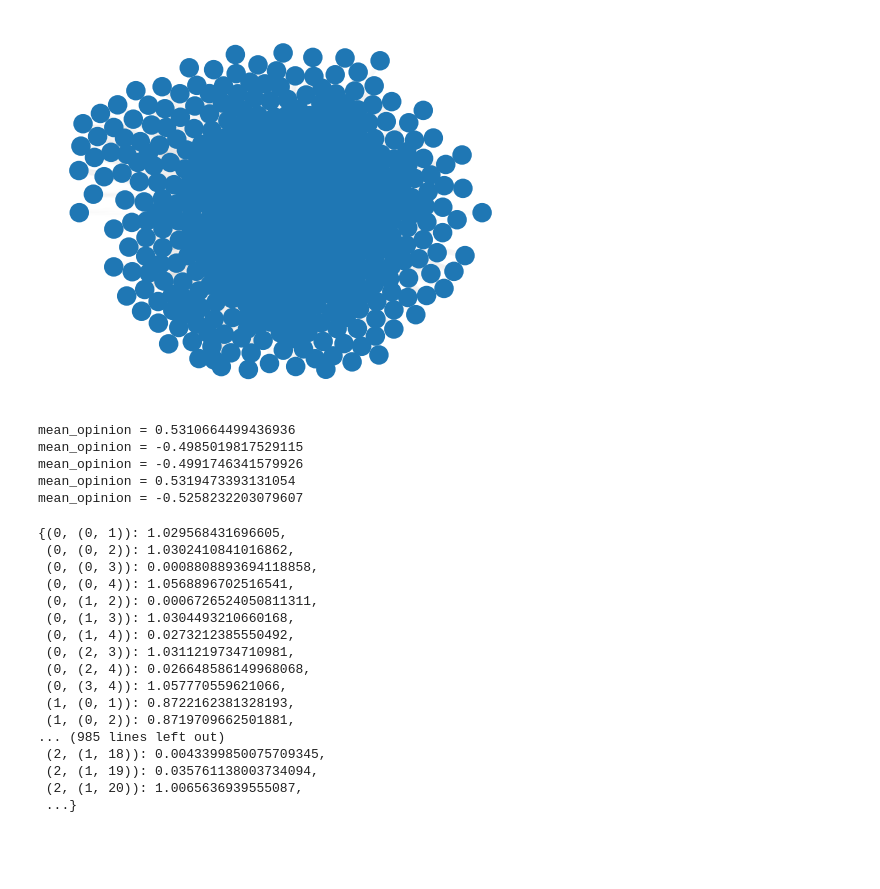
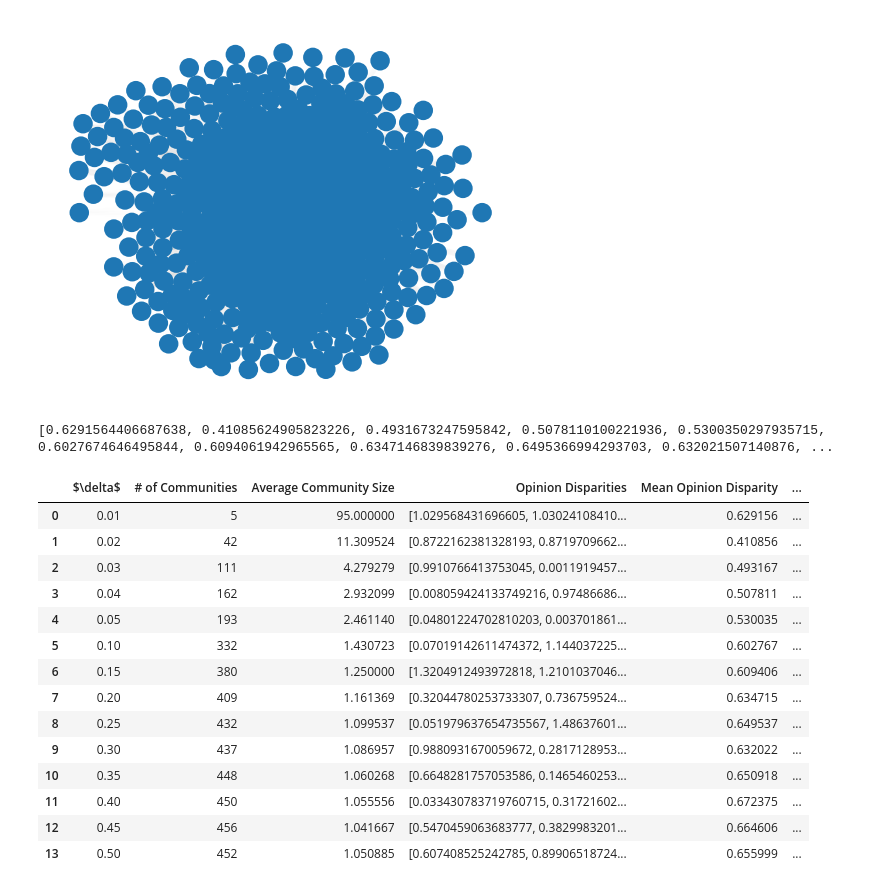
Before and after one commit to cjk4/opinion-modeling, a Jupyter notebook: community-detection.ipynb, the cells around one changed output. Saved outputs shown, nothing was run; the diff lists cells and outputs as text; code cells hidden in the pictures; blank space fills up the shorter version.

```diff
--- a/community-detection.ipynb
+++ b/community-detection.ipynb
@@ -371,54 +375,72 @@ draw_community_graph(G, result_ex['xs'], result_ex['node_to_community'])
 table_indices = [0, 1, 2, 3, 4, 9, 14, 19, 24, 29, 34, 39, 44, 49]
 table_results = [results[i] for i in table_indices]
 
 table_node_to_community = [result['node_to_community'] for result in table_results]
 table_deltas = [result['delta'] for result in table_results]
 table_xs = [result['xs'] for result in table_results]
 
 table_num_communities = [len(set(result['node_to_community'])) for result in table_results]
 table_average_community_sizes = [np.mean([result['node_to_community'].count(i) for i in range(len(set(result['node_to_community'])))]) for result in table_results]
 
 opinion_disparities = {}
+opinion_disparities_list = []
 
 for param_index, communities in enumerate(table_node_to_community):
     temp_dict = {}
     community_groups = [[i for i, x in enumerate(communities) if x == j] for j in range(max(communities) + 1)]
     for community_index, community_indices in enumerate(community_groups):
         community_opinions = [table_xs[param_index][i] for i in community_indices]
         mean_opinion = sum(community_opinions) / len(community_opinions)
         # if param_index == 0:
         #     print('mean_opinion =', mean_opinion)
         temp_dict[community_index] = mean_opinion
 
+    temp_list = []
     for pair in itertools.combinations(temp_dict.keys(), 2):
         opinion_disparities[(param_index, pair)] = abs(temp_dict[pair[0]] - temp_dict[pair[1]])
+        temp_list.append(abs(temp_dict[pair[0]] - temp_dict[pair[1]]))
+
+    opinion_disparities_list.append(temp_list)
+
+mean_opinion_disparities = []
+median_opinion_disparities = []
+max_opinion_disparities = []
+min_opinion_disparities = []
+std_opinion_disparities = []
+for param_index in range(len(table_results)):
+    mean_opinion_disparities.append(np.mean([value for key, value in opinion_disparities.items() if key[0] == param_index]))
+    median_opinion_disparities.append(np.median([value for key, value in opinion_disparities.items() if key[0] == param_index]))
+    max_opinion_disparities.append(np.max([value for key, value in opinion_disparities.items() if key[0] == param_index]))
+    min_opinion_disparities.append(np.min([value for key, value in opinion_disparities.items() if key[0] == param_index]))
+    std_opinion_disparities.append(np.std([value for key, value in opinion_disparities.items() if key[0] == param_index]))
+print(mean_opinion_disparities)
 
 table = pd.DataFrame({
     '$\\delta$': table_deltas,
     '# of Communities': table_num_communities,
-    'Average Community Size': table_average_community_sizes
+    'Average Community Size': table_average_community_sizes,
+    'Opinion Disparities': opinion_disparities_list,
+    'Mean Opinion Disparity': mean_opinion_disparities,
+    'Median Opinion Disparity': median_opinion_disparities,
+    'Max Opinion Disparity': max_opinion_disparities,
+    'Min Opinion Disparity': min_opinion_disparities,
+    'Std Opinion Disparity': std_opinion_disparities
 })
-opinion_disparities
+table
 # %% [output]
-mean_opinion = 0.5310664499436936
-mean_opinion = -0.4985019817529115
-mean_opinion = -0.4991746341579926
-mean_opinion = 0.5319473393131054
-mean_opinion = -0.5258232203079607
+[0.6291564406687638, 0.41085624905823226, 0.4931673247595842, 0.5078110100221936, 0.5300350297935715, 0.6027674646495844, 0.6094061942965565, 0.6347146839839276, 0.6495366994293703, 0.632021507140876, ...
-{(0, (0, 1)): 1.029568431696605,
- (0, (0, 2)): 1.0302410841016862,
- (0, (0, 3)): 0.0008808893694118858,
- (0, (0, 4)): 1.0568896702516541,
- (0, (1, 2)): 0.0006726524050811311,
- (0, (1, 3)): 1.0304493210660168,
- (0, (1, 4)): 0.0273212385550492,
- (0, (2, 3)): 1.0311219734710981,
- (0, (2, 4)): 0.026648586149968068,
- (0, (3, 4)): 1.057770559621066,
- (1, (0, 1)): 0.8722162381328193,
- (1, (0, 2)): 0.8719709662501881,
-... (985 lines left out)
- (2, (1, 18)): 0.0043399850075709345,
- (2, (1, 19)): 0.035761138003734094,
- (2, (1, 20)): 1.0065636939555087,
- ...}
+|  | $\delta$ | # of Communities | Average Community Size | Opinion Disparities | Mean Opinion Disparity | ... |
+| 0 | 0.01 | 5 | 95.000000 | [1.029568431696605, 1.03024108410... | 0.629156 | ... |
+| 1 | 0.02 | 42 | 11.309524 | [0.8722162381328193, 0.8719709662... | 0.410856 | ... |
+| 2 | 0.03 | 111 | 4.279279 | [0.9910766413753045, 0.0011919457... | 0.493167 | ... |
+| 3 | 0.04 | 162 | 2.932099 | [0.008059424133749216, 0.97486686... | 0.507811 | ... |
+| 4 | 0.05 | 193 | 2.461140 | [0.04801224702810203, 0.003701861... | 0.530035 | ... |
+| 5 | 0.10 | 332 | 1.430723 | [0.07019142611474372, 1.144037225... | 0.602767 | ... |
+| 6 | 0.15 | 380 | 1.250000 | [1.3204912493972818, 1.2101037046... | 0.609406 | ... |
+| 7 | 0.20 | 409 | 1.161369 | [0.32044780253733307, 0.736759524... | 0.634715 | ... |
+| 8 | 0.25 | 432 | 1.099537 | [0.051979637654735567, 1.48637601... | 0.649537 | ... |
+| 9 | 0.30 | 437 | 1.086957 | [0.9880931670059672, 0.2817128953... | 0.632022 | ... |
+| 10 | 0.35 | 448 | 1.060268 | [0.6648281757053586, 0.1465460253... | 0.650918 | ... |
+| 11 | 0.40 | 450 | 1.055556 | [0.033430783719760715, 0.31721602... | 0.672375 | ... |
+| 12 | 0.45 | 456 | 1.041667 | [0.5470459063683777, 0.3829983201... | 0.664606 | ... |
+| 13 | 0.50 | 452 | 1.050885 | [0.607408525242785, 0.89906518724... | 0.655999 | ... |
```
Also changed, not shown: parts of 5 cells of this notebook, 6 other files.
